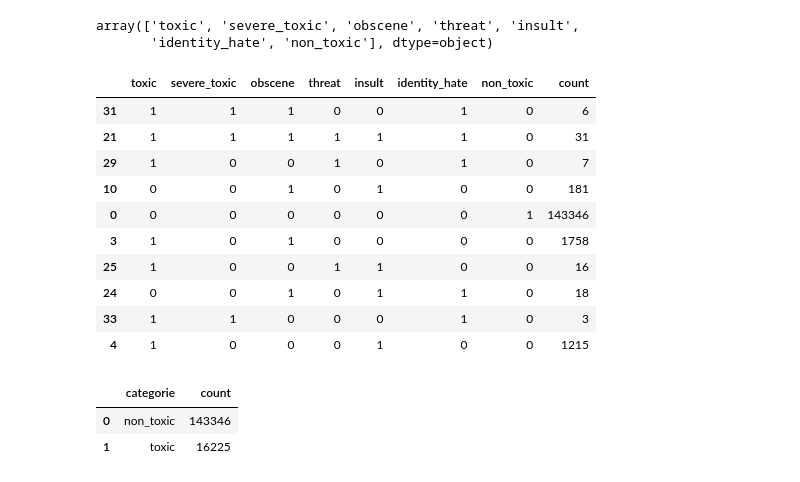
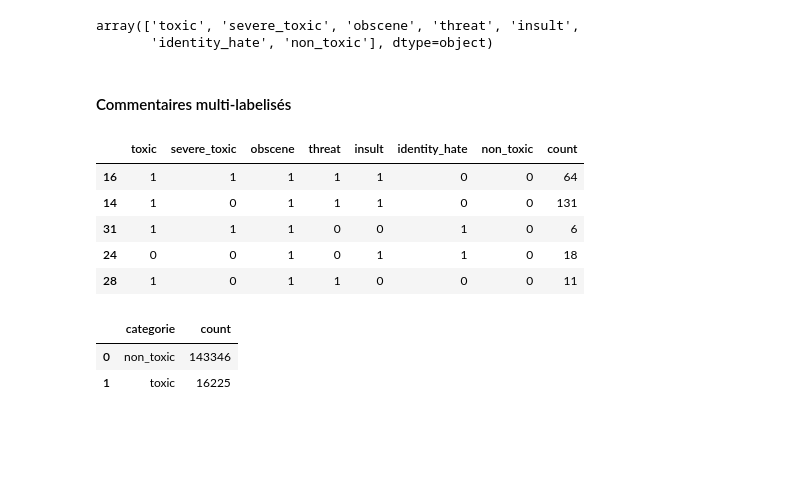
Before and after one commit to sghenimi/ScratchML, a Jupyter notebook: 0-kaggle-jigsaw/1_Viz_Jigsaw.ipynb, the cells around one changed output. Drawn from its saved outputs; the diff is of its cells as text; code cells hidden in the pictures; blank space fills up the shorter version.

```diff
--- a/0-kaggle-jigsaw/1_Viz_Jigsaw.ipynb
+++ b/0-kaggle-jigsaw/1_Viz_Jigsaw.ipynb
@@ -162,22 +162,23 @@ array(['toxic', 'severe_toxic', 'obscene', 'threat', 'insult',
        'identity_hate', 'non_toxic'], dtype=object)
 # %%
 categories = index_cat.tolist()
+# %% [markdown]
+#### Commentaires multi-labelisés
 # %%
-df_multilabel = df_train.groupby(categories).size().sort_values(ascending=False).reset_index()\
-                                                                            .rename(columns={0: 'count'})
-df_multilabel.sample(10)
+df_multilabel = df_train.groupby(\
+                                categories)\
+                                .size()\
+                                .sort_values(ascending=False)\
+                                .reset_index()\
+                                .rename(columns={0: 'count'})
+df_multilabel.sample(5)
 # %% [output]
 |  | toxic | severe_toxic | obscene | threat | insult | identity_hate | non_toxic | count |
+| 16 | 1 | 1 | 1 | 1 | 1 | 0 | 0 | 64 |
+| 14 | 1 | 0 | 1 | 1 | 1 | 0 | 0 | 131 |
 | 31 | 1 | 1 | 1 | 0 | 0 | 1 | 0 | 6 |
-| 21 | 1 | 1 | 1 | 1 | 1 | 1 | 0 | 31 |
-| 29 | 1 | 0 | 0 | 1 | 0 | 1 | 0 | 7 |
-| 10 | 0 | 0 | 1 | 0 | 1 | 0 | 0 | 181 |
-| 0 | 0 | 0 | 0 | 0 | 0 | 0 | 1 | 143346 |
-| 3 | 1 | 0 | 1 | 0 | 0 | 0 | 0 | 1758 |
-| 25 | 1 | 0 | 0 | 1 | 1 | 0 | 0 | 16 |
 | 24 | 0 | 0 | 1 | 0 | 1 | 1 | 0 | 18 |
-| 33 | 1 | 1 | 0 | 0 | 0 | 1 | 0 | 3 |
-| 4 | 1 | 0 | 0 | 0 | 1 | 0 | 0 | 1215 |
+| 28 | 1 | 0 | 1 | 1 | 0 | 0 | 0 | 11 |
 # %%
 df_2cat = pd.DataFrame({'categorie':['non_toxic', 'toxic'], 'count':[143346, 16225]} )
 df_2cat.head()
```
Also changed, not shown: parts of 4 cells of this notebook, 6 other files.
